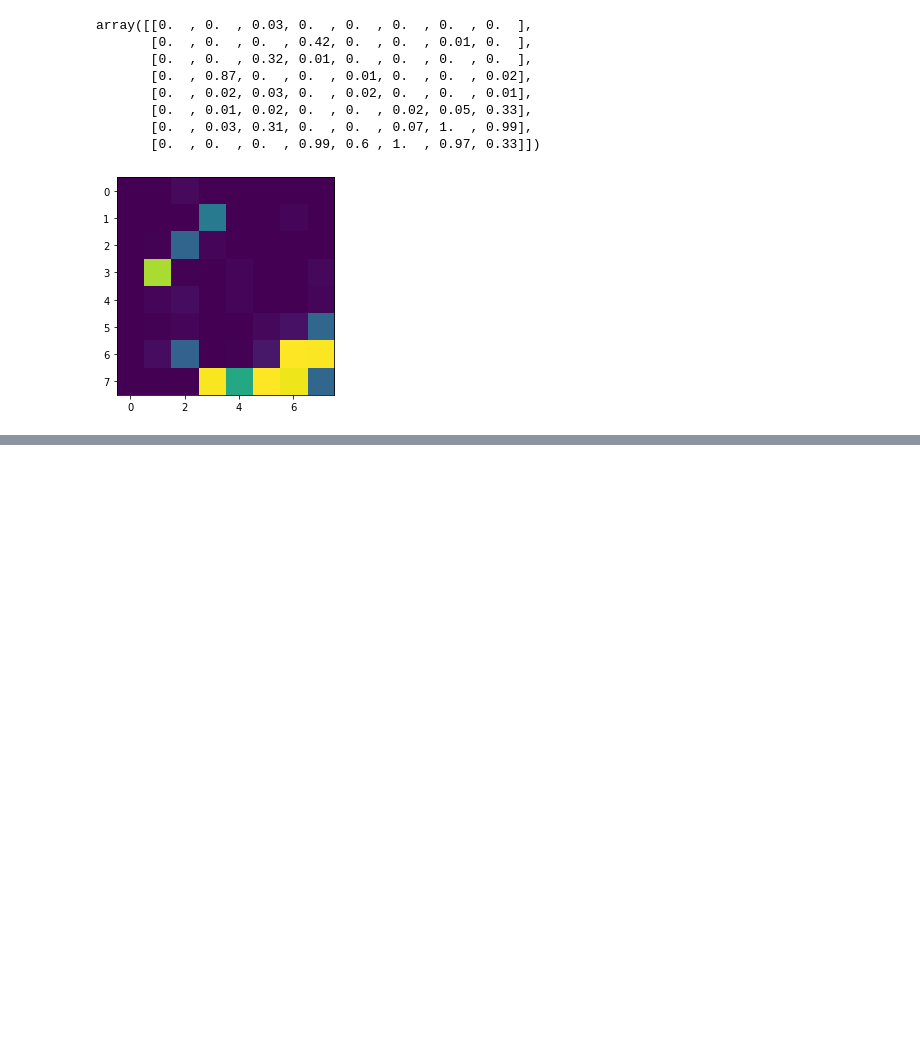
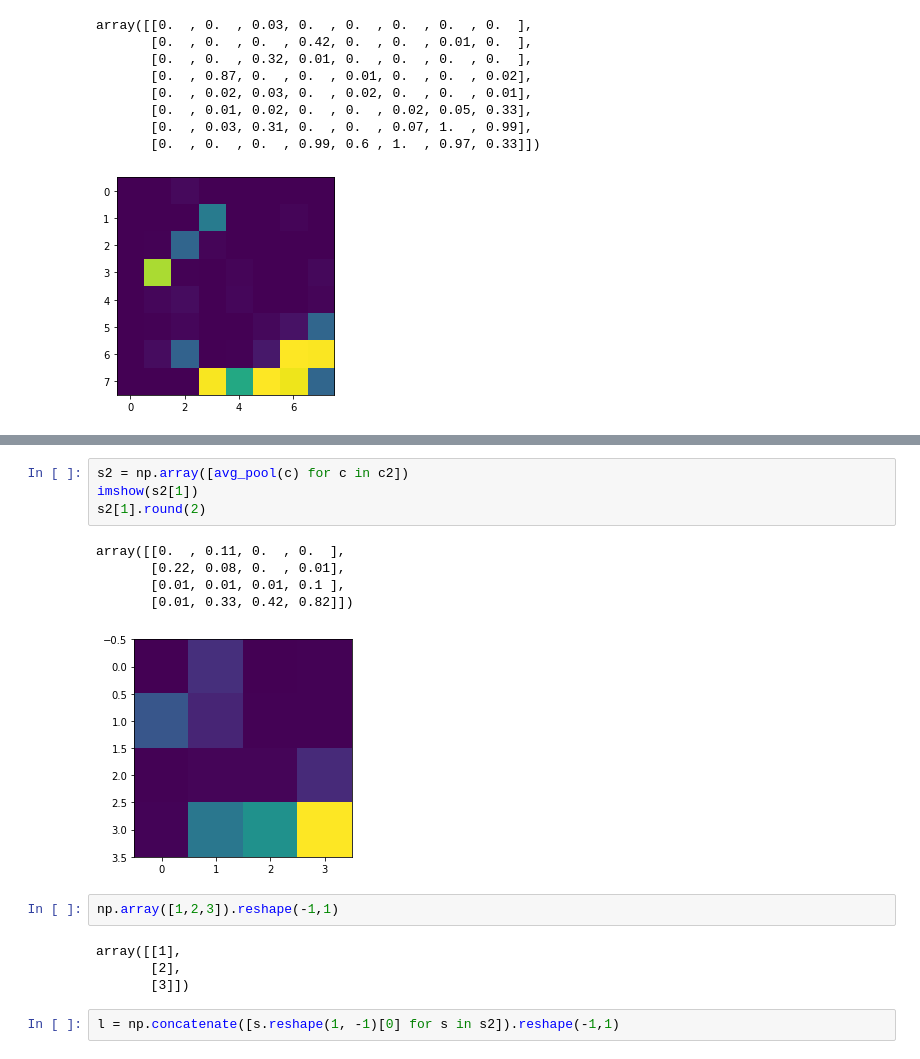
Before and after one commit to 8const/convnet, a Jupyter notebook: Untitled.ipynb, the cells around one changed output, grey strips where cells are left out. Drawn from its saved outputs; the diff is of its cells as text; blank space fills up the shorter version.

```diff
--- a/Untitled.ipynb
+++ b/Untitled.ipynb
@@ -188,0 +189,18 @@ for c in c2:
+# %%
+s2 = np.array([avg_pool(c) for c in c2])
+imshow(s2[1])
+s2[1].round(2)
+# %% [output]
+array([[0.  , 0.11, 0.  , 0.  ],
+       [0.22, 0.08, 0.  , 0.01],
+       [0.01, 0.01, 0.01, 0.1 ],
+       [0.01, 0.33, 0.42, 0.82]])
+[figure, added]
+# %%
+np.array([1,2,3]).reshape(-1,1)
+# %% [output]
+array([[1],
+       [2],
+       [3]])
+# %%
+l = np.concatenate([s.reshape(1, -1)[0] for s in s2]).reshape(-1,1)
```
Also changed, not shown: parts of 10 cells of this notebook.
